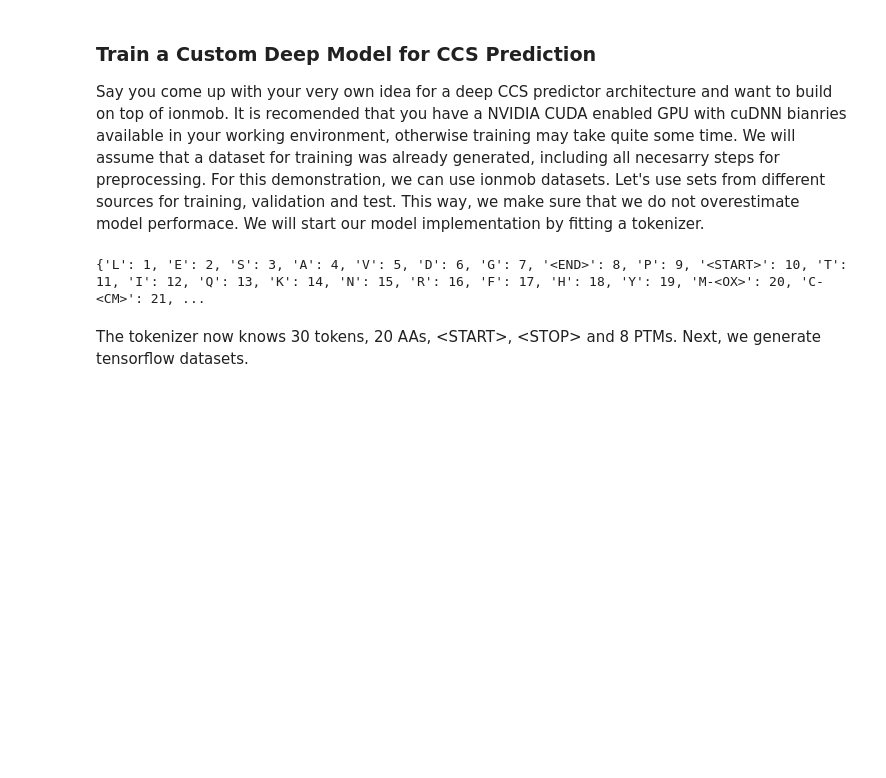
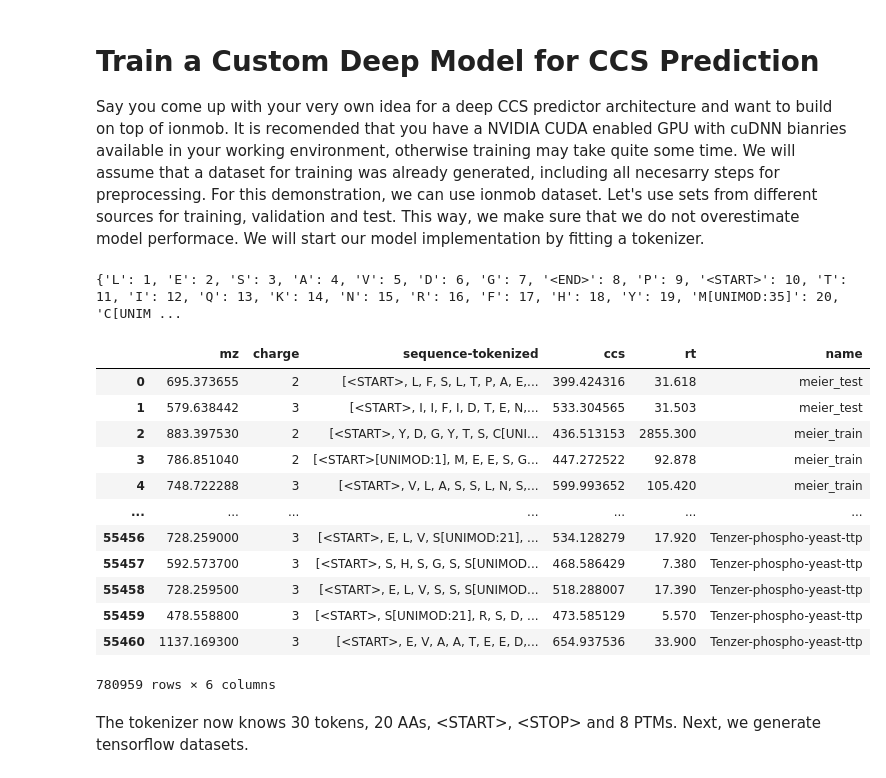
Before and after one commit to theGreatHerrLebert/ionmob, a Jupyter notebook: notebook/DeepModelTraining.ipynb, the cells around one changed output. Saved outputs shown, nothing was run; the diff lists cells and outputs as text; code cells hidden in the pictures; blank space fills up the shorter version.

```diff
--- a/notebook/DeepModelTraining.ipynb
+++ b/notebook/DeepModelTraining.ipynb
@@ -1,23 +1,23 @@
 # %% [markdown]
-### Train a Custom Deep Model for CCS Prediction
+# Train a Custom Deep Model for CCS Prediction
 Say you come up with your very own idea for a deep CCS predictor architecture and want to build on top of ionmob.
 It is recomended that you have a NVIDIA CUDA enabled GPU with cuDNN bianries available in your working environment,
 otherwise training may take quite some time.
 We  will assume that a dataset for training was already generated, including all necesarry steps for preprocessing.
-For this demonstration, we can use ionmob datasets.
+For this demonstration, we can use ionmob dataset.
 Let's use sets from different sources for training, validation and test.
 This way, we make sure that we do not overestimate model performace.
 We will start our model implementation by fitting a tokenizer.
 # %%
+import os
+# suppress CUDA logs
+os.environ['TF_CPP_MIN_LOG_LEVEL'] = '3'
+
 import pandas as pd
 import numpy as np
 import tensorflow as tf
 import os
 from datetime import datetime
-
-import os
-# suppress CUDA logs
-os.environ['TF_CPP_MIN_LOG_LEVEL'] = '3'
 
 gpus = tf.config.experimental.list_physical_devices('GPU')
 
@@ -33,10 +33,10 @@ from ionmob.preprocess.helpers import get_sqrt_slopes_and_intercepts, sequence_t
 from ionmob.preprocess.helpers import tokenizer_to_json, tokenizer_from_json
 from ionmob.preprocess.tokenization import get_index_dict, get_occurring_kmers, create_count_vectors
 
-data_train = pd.read_parquet('../data/Meier.parquet')
-data_valid = pd.read_parquet('../data/Tenzer_unique.parquet')
-data_phos = pd.read_parquet('../data/Tenzer-phospho-train.parquet')
-data_test = pd.read_parquet('../data/Chang_unique.parquet')
+data_train = pd.read_parquet('../../notebook/data/unimod/Meier_unimod.parquet')
+data_valid = pd.read_parquet('../../notebook/data/unimod/Tenzer_unique_unimod.parquet')
+data_phos = pd.read_parquet('../../notebook/data/unimod/Tenzer-phospho-train_unimod.parquet')
+data_test = pd.read_parquet('../../notebook/data/unimod/Chang_unique_unimod.parquet')
 
 data_train = pd.concat([data_train, data_phos])
 
@@ -44,7 +44,23 @@ tokenizer = tokenizer_from_json('../pretrained-models/tokenizers/tokenizer.json'
 
 print(tokenizer.word_index)
 # %% [output]
-{'L': 1, 'E': 2, 'S': 3, 'A': 4, 'V': 5, 'D': 6, 'G': 7, '<END>': 8, 'P': 9, '<START>': 10, 'T': 11, 'I': 12, 'Q': 13, 'K': 14, 'N': 15, 'R': 16, 'F': 17, 'H': 18, 'Y': 19, 'M-<OX>': 20, 'C-<CM>': 21, ...
+{'L': 1, 'E': 2, 'S': 3, 'A': 4, 'V': 5, 'D': 6, 'G': 7, '<END>': 8, 'P': 9, '<START>': 10, 'T': 11, 'I': 12, 'Q': 13, 'K': 14, 'N': 15, 'R': 16, 'F': 17, 'H': 18, 'Y': 19, 'M[UNIMOD:35]': 20, 'C[UNIM ...
+# %%
+data_train
+# %% [output]
+|  | mz | charge | sequence-tokenized | ccs | rt | name |
+| 0 | 695.373655 | 2 | [<START>, L, F, S, L, T, P, A, E,... | 399.424316 | 31.618 | meier_test |
+| 1 | 579.638442 | 3 | [<START>, I, I, F, I, D, T, E, N,... | 533.304565 | 31.503 | meier_test |
+| 2 | 883.397530 | 2 | [<START>, Y, D, G, Y, T, S, C[UNI... | 436.513153 | 2855.300 | meier_train |
+| 3 | 786.851040 | 2 | [<START>[UNIMOD:1], M, E, E, S, G... | 447.272522 | 92.878 | meier_train |
+| 4 | 748.722288 | 3 | [<START>, V, L, A, S, S, L, N, S,... | 599.993652 | 105.420 | meier_train |
+| ... | ... | ... | ... | ... | ... | ... |
+| 55456 | 728.259000 | 3 | [<START>, E, L, V, S[UNIMOD:21], ... | 534.128279 | 17.920 | Tenzer-phospho-yeast-ttp |
+| 55457 | 592.573700 | 3 | [<START>, S, H, S, G, S, S[UNIMOD... | 468.586429 | 7.380 | Tenzer-phospho-yeast-ttp |
+| 55458 | 728.259500 | 3 | [<START>, E, L, V, S, S, S[UNIMOD... | 518.288007 | 17.390 | Tenzer-phospho-yeast-ttp |
+| 55459 | 478.558800 | 3 | [<START>, S[UNIMOD:21], R, S, D, ... | 473.585129 | 5.570 | Tenzer-phospho-yeast-ttp |
+| 55460 | 1137.169300 | 3 | [<START>, E, V, A, A, T, E, E, D,... | 654.937536 | 33.900 | Tenzer-phospho-yeast-ttp |
+780959 rows × 6 columns
 # %% [markdown]
 The tokenizer now knows 30 tokens, 20 AAs, \<START>, \<STOP> and 8 PTMs. Next, we generate tensorflow datasets.
 # %%
```
Also changed, not shown: parts of 3 cells of this notebook, 4 other files.
